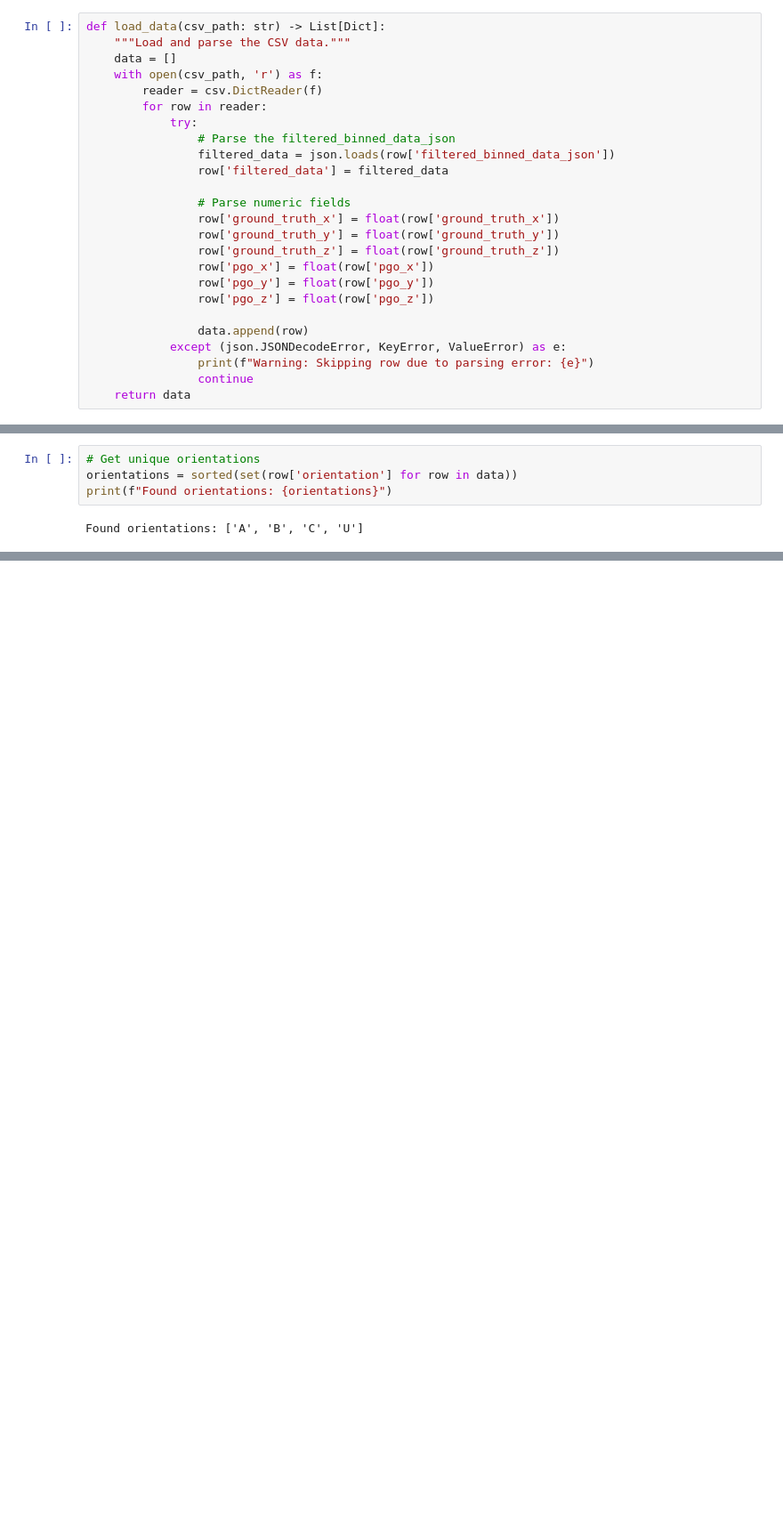
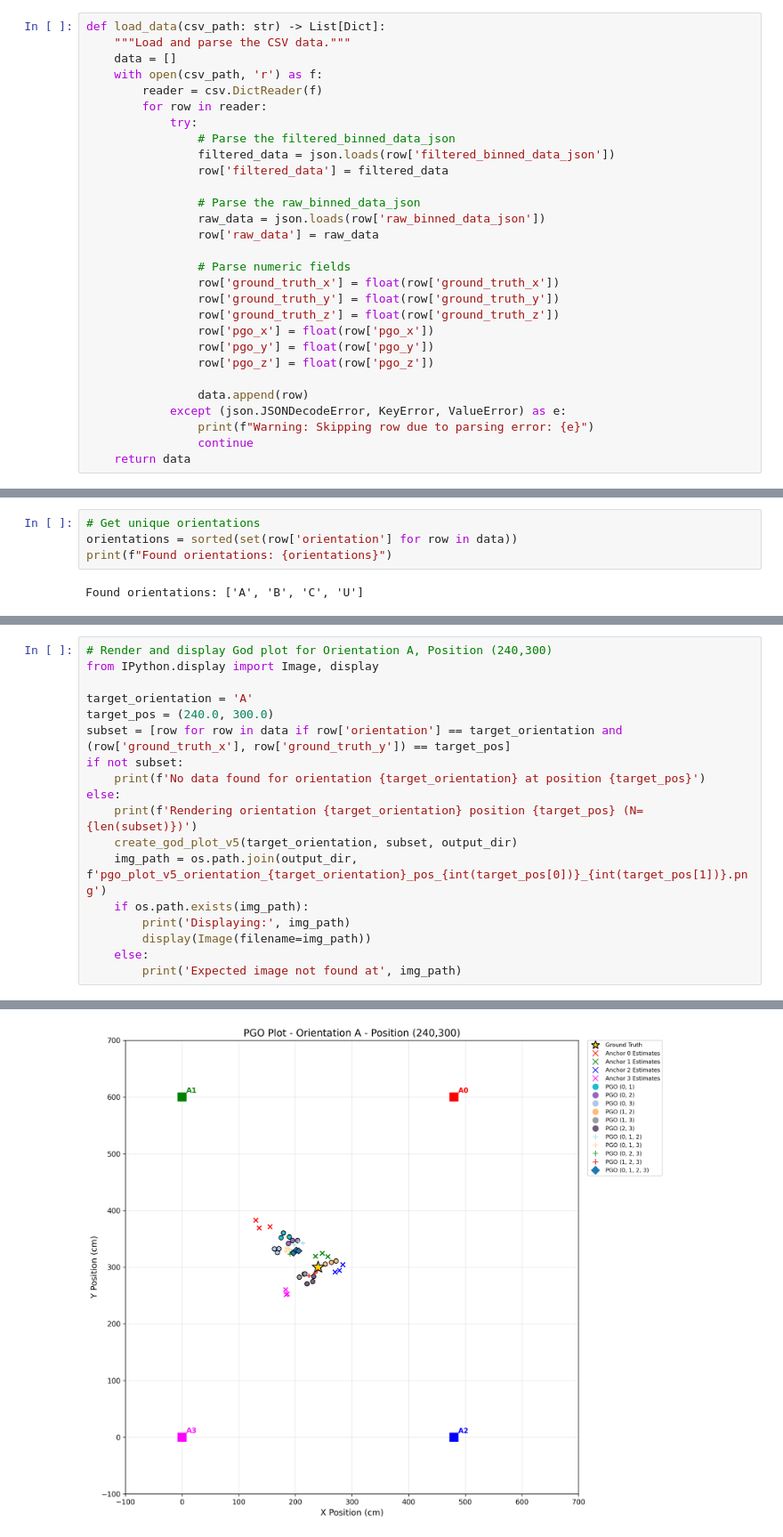
Before and after one commit to shihchengyen/uwb-localization-mesh, a Jupyter notebook: PlotData.ipynb, the cells around one changed output, grey strips where cells are left out. Shown at 89% size. Drawn from its saved outputs; the diff is of its cells as text; blank space fills up the shorter version.

```diff
--- a/PlotData.ipynb
+++ b/PlotData.ipynb
@@ -36,6 +36,10 @@ def load_data(csv_path: str) -> List[Dict]:
                 # Parse the filtered_binned_data_json
                 filtered_data = json.loads(row['filtered_binned_data_json'])
                 row['filtered_data'] = filtered_data
+
+                # Parse the raw_binned_data_json
+                raw_data = json.loads(row['raw_binned_data_json'])
+                row['raw_data'] = raw_data
 
                 # Parse numeric fields
                 row['ground_truth_x'] = float(row['ground_truth_x'])
@@ -615,0 +921,19 @@ create_detailed_comparison_table(data, output_dir)
+# %%
+# Render and display God plot for Orientation A, Position (240,300)
+from IPython.display import Image, display
+
+target_orientation = 'A'
+target_pos = (240.0, 300.0)
+subset = [row for row in data if row['orientation'] == target_orientation and (row['ground_truth_x'], row['ground_truth_y']) == target_pos]
+if not subset:
+    print(f'No data found for orientation {target_orientation} at position {target_pos}')
+else:
+    print(f'Rendering orientation {target_orientation} position {target_pos} (N={len(subset)})')
+    create_god_plot_v5(target_orientation, subset, output_dir)
+    img_path = os.path.join(output_dir, f'pgo_plot_v5_orientation_{target_orientation}_pos_{int(target_pos[0])}_{int(target_pos[1])}.png')
+    if os.path.exists(img_path):
+        print('Displaying:', img_path)
+        display(Image(filename=img_path))
+    else:
+        print('Expected image not found at', img_path)
+# %% [output]
@@ -615,0 +953 @@ create_detailed_comparison_table(data, output_dir)
+[figure, added]
```
Also changed, not shown: parts of 12 cells of this notebook.
